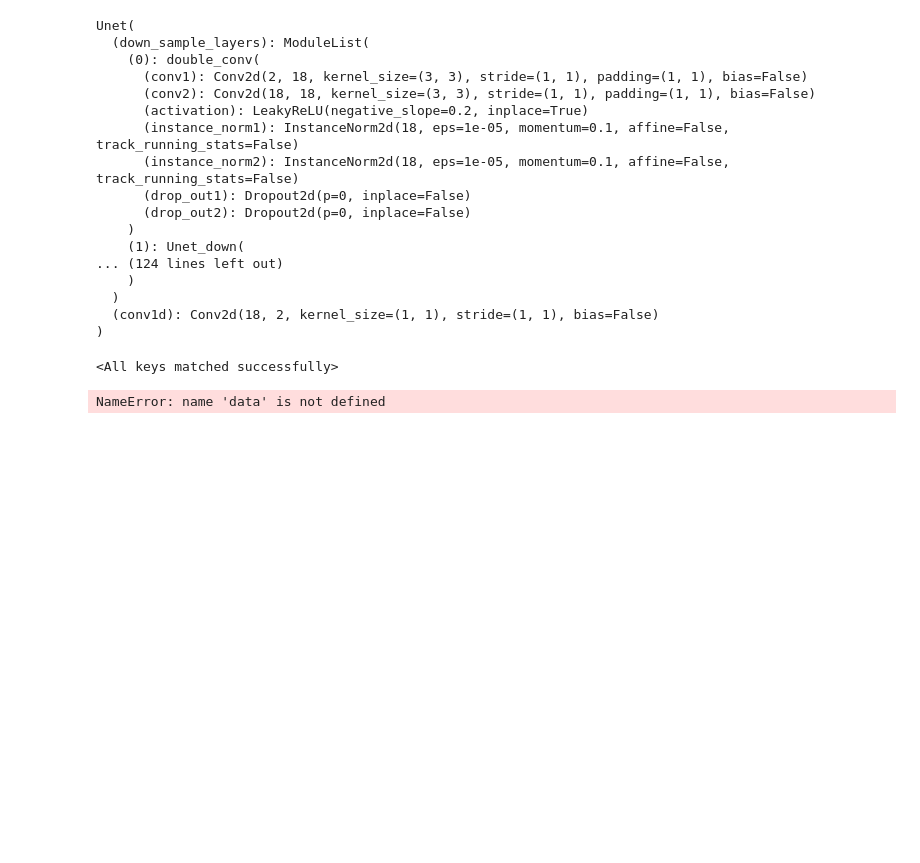
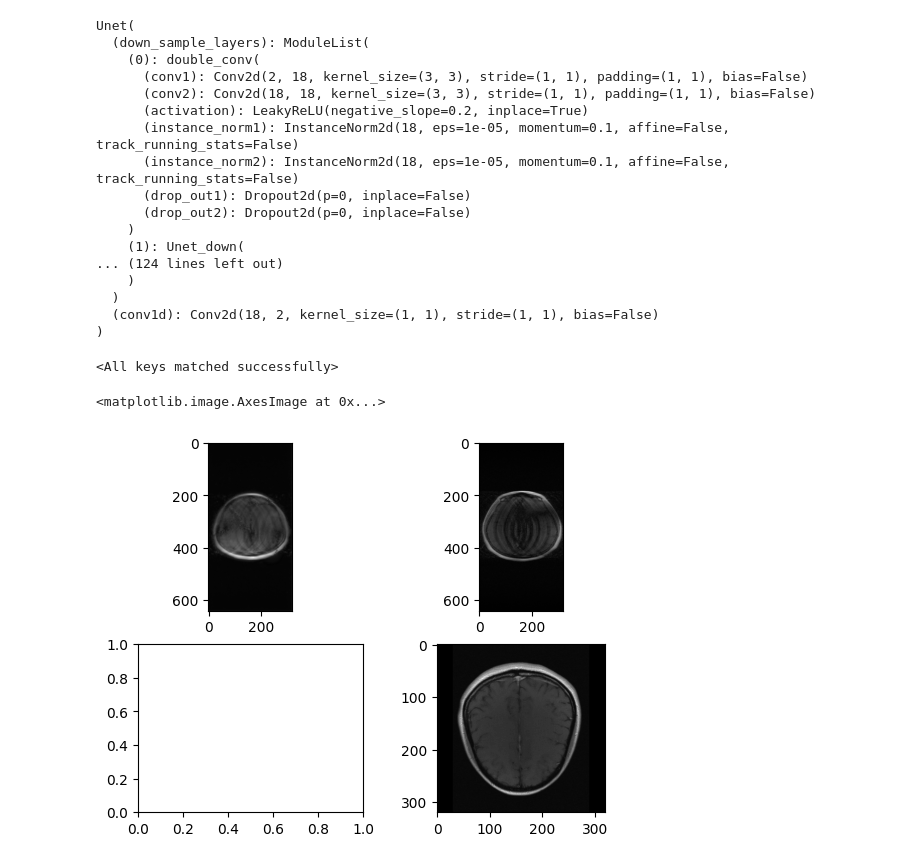
Before and after one commit to brendo-k/mri_machine_learning_reconstruction, a Jupyter notebook: train.ipynb, the cells around one changed output. Drawn from its saved outputs; the diff is of its cells as text; code cells hidden in the pictures; blank space fills up the shorter version.

```diff
--- a/train.ipynb
+++ b/train.ipynb
@@ -24,15 +27,15 @@ transforms = Compose(
     (
         pad((640, 320)),
         pad_recon((320, 320)),
+        combine_coil(),
         fft_2d(axes=[-1, -2]),
-        combine_coil(),
         toTensor(),
         normalize(),
         addChannels(),
         view_as_real(),
     )
 )
-dataset = UndersampledKSpaceDataset('/home/kadotab/projects/def-mchiew/kadotab/Datasets/fastMRI/multicoil_train', transforms=transforms, R=2)
+dataset = UndersampledKSpaceDataset('/home/kadotab/projects/def-mchiew/kadotab/Datasets/t1_fastMRI', transforms=transforms, R=2)
 dataloader = DataLoader(dataset, batch_size=1, collate_fn=collate_fn)
 # %%
 data = next(iter(dataloader))
@@ -62,15 +67,24 @@ Unet(
   (conv1d): Conv2d(18, 2, kernel_size=(1, 1), stride=(1, 1), bias=False)
 )
 # %%
-checkpoint = torch.load('/home/kadotab/python/ml/ml_recon/Model_Weights/20230418-181325Unet.pt', map_location=torch.device('cpu'))
+checkpoint = torch.load('/home/kadotab/python/ml/ml_recon/Model_Weights/20230421-134344Unet.pt')
 # %%
 model.load_state_dict(checkpoint['model'])
 # %% [output]
 <All keys matched successfully>
 # %%
-output = model(data['undersampled'][[5], :, :])
+output = model(data['undersampled'][[5], :, :].to(device).float())
-# %% [output]
-NameError: name 'data' is not defined
+# %%
+import matplotlib.pyplot as plt
+
+fig, ax = plt.subplots(2, 2)
+plt.set_cmap('gray')
+ax[0, 0].imshow(output.cpu().detach().pow(2).sum(1).sqrt()[0])
+ax[0, 1].imshow(data['undersampled'].cpu().detach().pow(2).sum(1).sqrt()[0])
+ax[1, 1].imshow(data['recon'][5])
+# %% [output]
+<matplotlib.image.AxesImage at 0x...>
+[figure, added]
 # %%
 loss_fn = torch.nn.MSELoss()
 optimizer = torch.optim.Adam(model.parameters(), lr=0.001)
```
Also changed, not shown: parts of 4 cells of this notebook, 14 other files.
